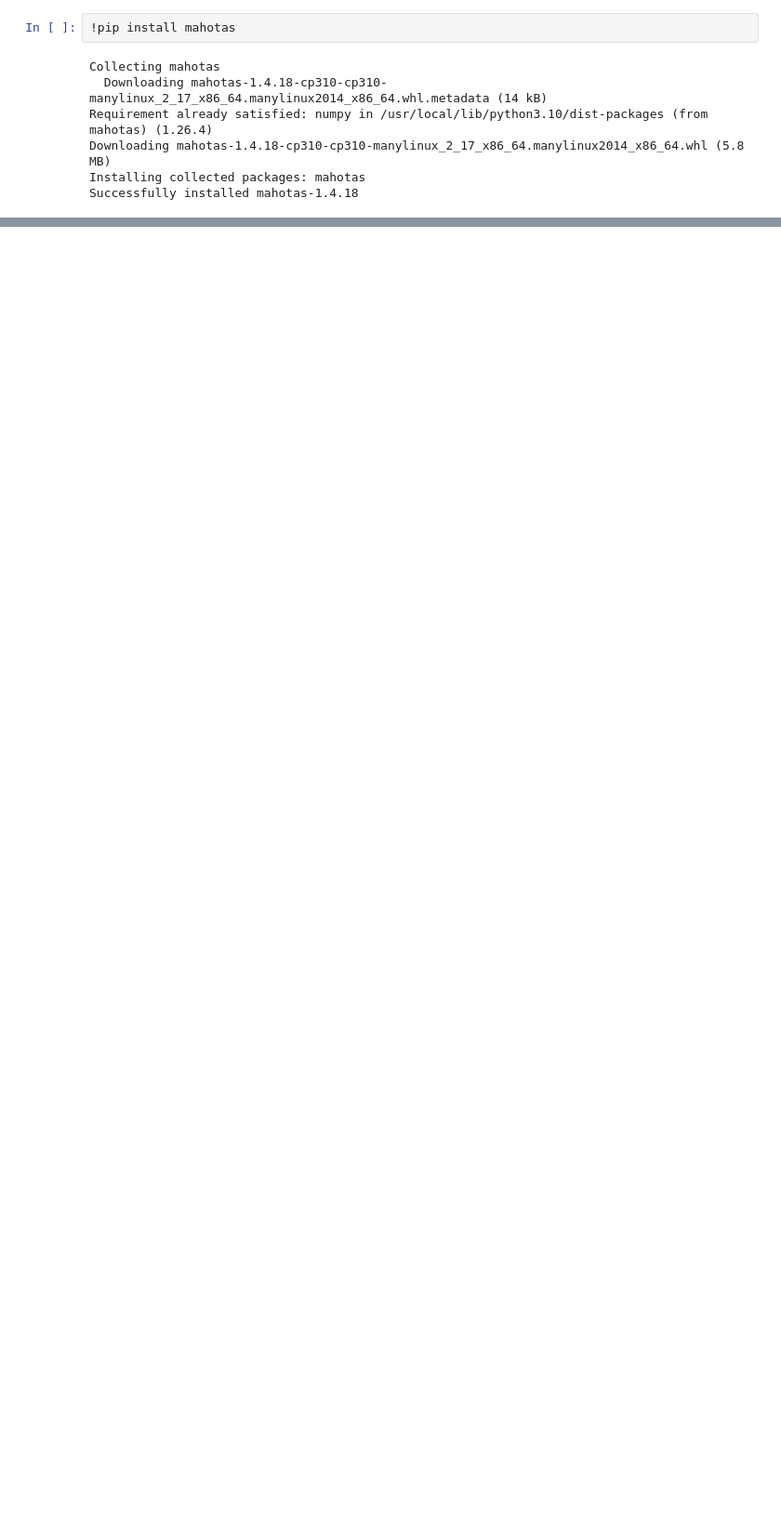
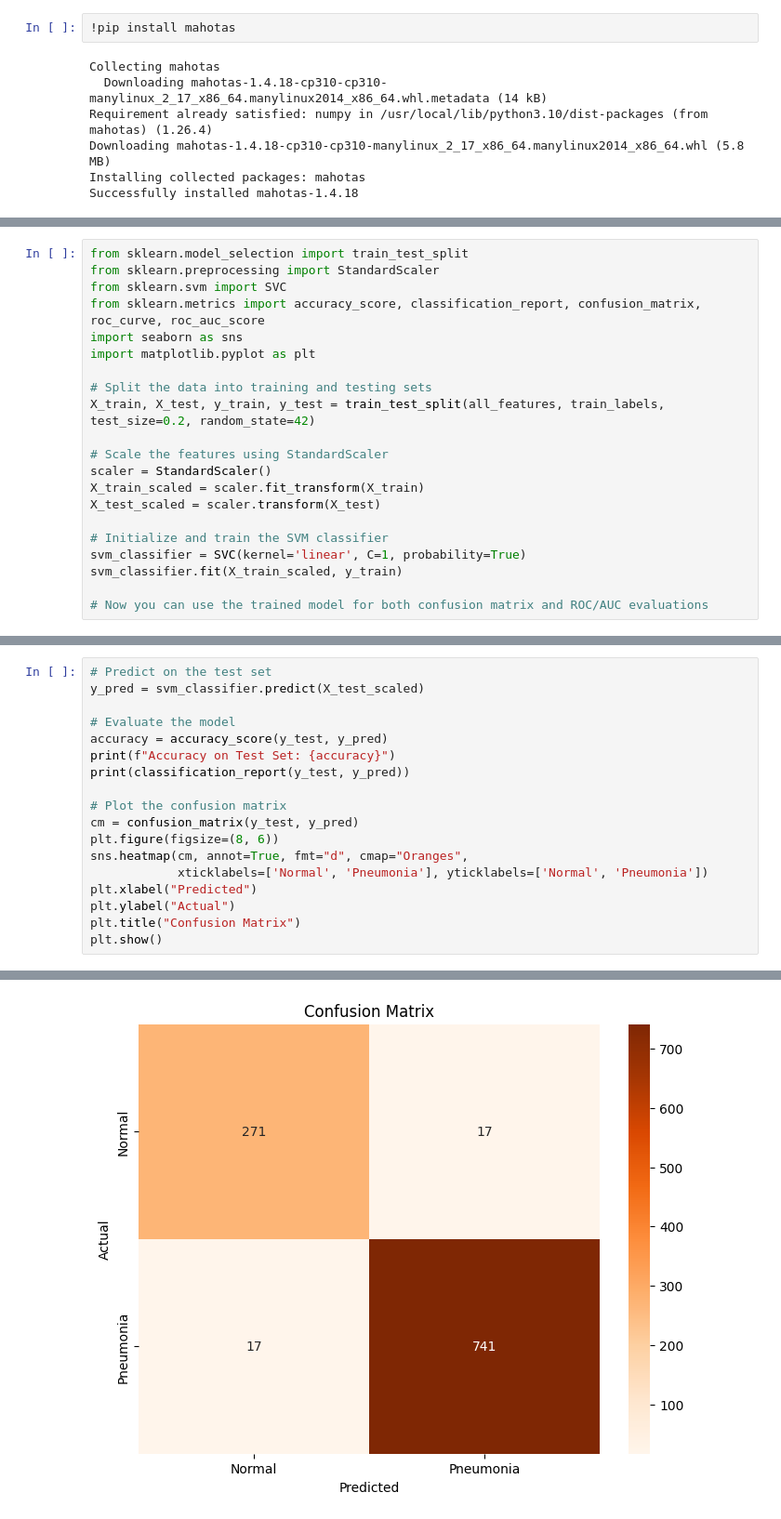
Before and after one commit to VedantKCSE/streamlit, a Jupyter notebook: PneumoniaDetection.ipynb, the cells around one changed output, grey strips where cells are left out. Shown at 93% size. Saved outputs shown, nothing was run; the diff lists cells and outputs as text; blank space fills up the shorter version.

```diff
--- a/PneumoniaDetection.ipynb
+++ b/PneumoniaDetection.ipynb
@@ -502,0 +400,21 @@ weighted avg    96.85        96.84        96.81        1045.0
+# %%
+from sklearn.model_selection import train_test_split
+from sklearn.preprocessing import StandardScaler
+from sklearn.svm import SVC
+from sklearn.metrics import accuracy_score, classification_report, confusion_matrix, roc_curve, roc_auc_score
+import seaborn as sns
+import matplotlib.pyplot as plt
+
+# Split the data into training and testing sets
+X_train, X_test, y_train, y_test = train_test_split(all_features, train_labels, test_size=0.2, random_state=42)
+
+# Scale the features using StandardScaler
+scaler = StandardScaler()
+X_train_scaled = scaler.fit_transform(X_train)
+X_test_scaled = scaler.transform(X_test)
+
+# Initialize and train the SVM classifier
+svm_classifier = SVC(kernel='linear', C=1, probability=True)
+svm_classifier.fit(X_train_scaled, y_train)
+
+# Now you can use the trained model for both confusion matrix and ROC/AUC evaluations
@@ -502,0 +423,19 @@ weighted avg    96.85        96.84        96.81        1045.0
+# %%
+# Predict on the test set
+y_pred = svm_classifier.predict(X_test_scaled)
+
+# Evaluate the model
+accuracy = accuracy_score(y_test, y_pred)
+print(f"Accuracy on Test Set: {accuracy}")
+print(classification_report(y_test, y_pred))
+
+# Plot the confusion matrix
+cm = confusion_matrix(y_test, y_pred)
+plt.figure(figsize=(8, 6))
+sns.heatmap(cm, annot=True, fmt="d", cmap="Oranges",
+            xticklabels=['Normal', 'Pneumonia'], yticklabels=['Normal', 'Pneumonia'])
+plt.xlabel("Predicted")
+plt.ylabel("Actual")
+plt.title("Confusion Matrix")
+plt.show()
+# %% [output]
@@ -502,0 +451 @@ weighted avg    96.85        96.84        96.81        1045.0
+[figure, added]
```
Also changed, not shown: parts of 24 cells of this notebook.
